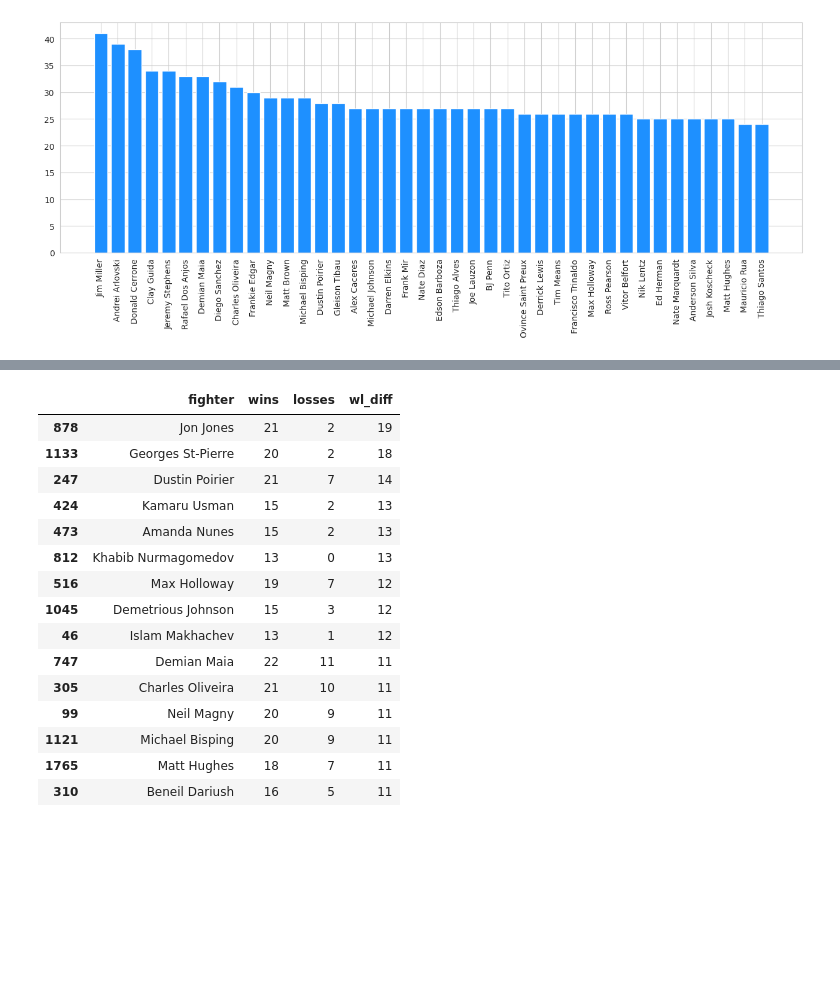
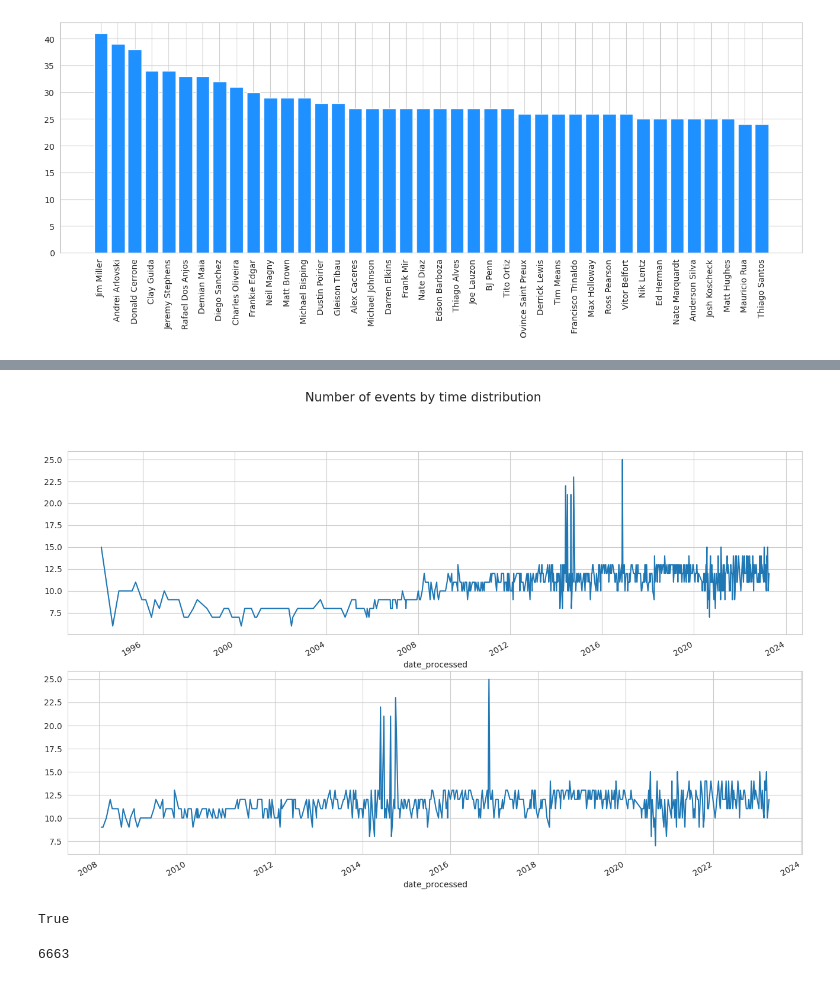
Before and after one commit to andreitsev/ufc, a Jupyter notebook: notebooks/2.0 EDA.ipynb, the cells around one changed output, grey strips where cells are left out. Drawn from its saved outputs; the diff is of its cells as text; code cells hidden in the pictures; blank space fills up the shorter version.

```diff
--- a/notebooks/2.0 EDA.ipynb
+++ b/notebooks/2.0 EDA.ipynb
@@ -65,3 +68,6 @@ df: 7,072 x 165
+# %%
+df['date_processed'] = prepare_date(date_col=df['date'])
+df['date_year_month'] = df['date_processed'].dt.to_period('M')
 # %%
 cnt_dict = dict(Counter(df['names__1'].tolist() + df['names__2'].tolist()))
 top_k = 40
@@ -127,19 +138,16 @@ record_df
-# %%
-record_df.sort_values(by=['wl_diff', 'wins', 'losses'], ascending=[False, False, True]).head(15)
-# %% [output]
-|  | fighter | wins | losses | wl_diff |
-| 878 | Jon Jones | 21 | 2 | 19 |
-| 1133 | Georges St-Pierre | 20 | 2 | 18 |
-| 247 | Dustin Poirier | 21 | 7 | 14 |
-| 424 | Kamaru Usman | 15 | 2 | 13 |
-| 473 | Amanda Nunes | 15 | 2 | 13 |
-| 812 | Khabib Nurmagomedov | 13 | 0 | 13 |
-| 516 | Max Holloway | 19 | 7 | 12 |
-| 1045 | Demetrious Johnson | 15 | 3 | 12 |
-| 46 | Islam Makhachev | 13 | 1 | 12 |
-| 747 | Demian Maia | 22 | 11 | 11 |
-| 305 | Charles Oliveira | 21 | 10 | 11 |
-| 99 | Neil Magny | 20 | 9 | 11 |
-| 1121 | Michael Bisping | 20 | 9 | 11 |
-| 1765 | Matt Hughes | 18 | 7 | 11 |
-| 310 | Beneil Dariush | 16 | 5 | 11 |
+# %%
+fig, ax = plt.subplots(nrows=2, ncols=1, figsize=(16, 10))
+fig.suptitle("Number of events by time distribution", fontsize=15);
+df['date_processed'].value_counts().sort_index().plot(kind='line', ax=ax[0])
+df['date_processed'][(df['date_processed'] >= datetime(2008, 1, 1))].value_counts().sort_index().plot(kind='line', ax=ax[1]);
+# %% [output]
+[figure, added]
+# %%
+a = 'asdas'
+a.startswith('as')
+# %% [output]
+True
+# %%
+(df['fight_name'].apply(lambda x: (not x.lower().startswith('ufc')) and (not x.lower().startswith('ultimate')))).sum()
+# %% [output]
+6663
```
Also changed, not shown: parts of 8 cells of this notebook, 2 other files.
